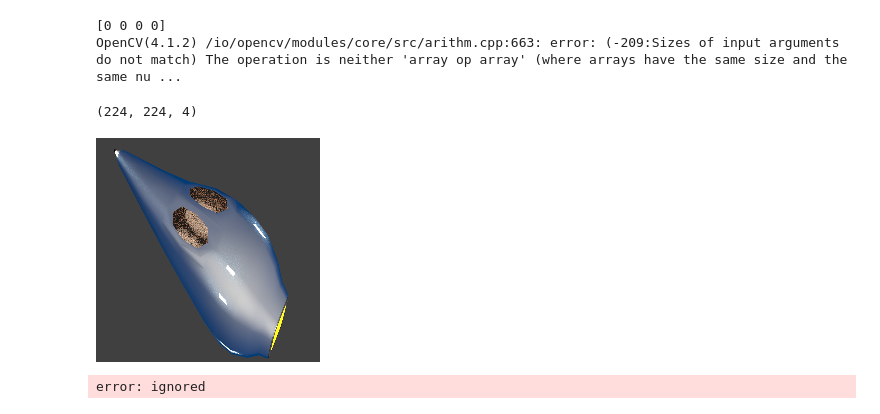
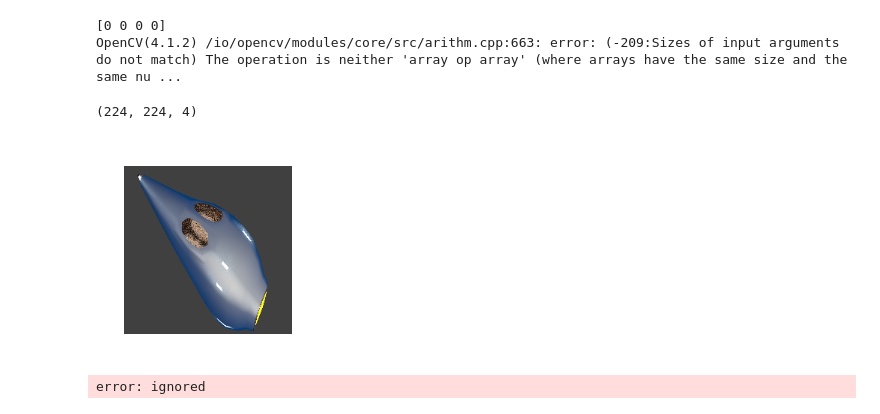
Before and after one commit to iypc-team/CurrentProject, a Jupyter notebook: CV2_Utilities.ipynb, the cells around one changed output. Saved outputs shown, nothing was run; the diff lists cells and outputs as text; code cells hidden in the pictures.

```diff
--- a/CV2_Utilities.ipynb
+++ b/CV2_Utilities.ipynb
@@ -91,7 +91,7 @@ zeroPixel:np.ndarray
 originalImageZeroPixel:np.ndarray
 
 def matPlotShowSingleImage(thisImage):
-    thisImage = cvtColor(thisImage, cv2.COLOR_BGR2RGBA)
+    thisImage = cv2.cvtColor(thisImage, cv2.COLOR_BGR2RGBA)
     fig=plt.figure()
     ax1=fig.add_subplot(1,1,1)
     ax1.imshow(thisImage)
@@ -148,11 +148,13 @@ def cv2ZoomImage(thisImage, newScale=1, silent=True):
     rotPoint = width//2, height//2
     rotMatrix = cv2.getRotationMatrix2D(rotPoint, angle, scale=newScale)
     zoomImage = cv2.warpAffine(thisImage, rotMatrix, dimentions)
-    matPlotCompareTwoImages(thisImage, zoomImage)
+    if not silent:
+        print('cv2ZoomImage()')
+        matPlotCompareTwoImages(thisImage, zoomImage)
     return zoomImage
 
 def cv2Rotation(thisImage, angle=0, rotPoint=None, newScale=1, silent=True):
-    ''''''
+    '''return rotImage'''
     thisImage = np.copy(thisImage)
     zeroPixel = thisImage[[0][0]]
     width, height, _ = thisImage.shape
@@ -250,21 +252,25 @@ OpenCV(4.1.2) /io/opencv/modules/core/src/arithm.cpp:663: error: (-209:Sizes of
 # %%
 
 pth = join(tensorflowImagesPath, 'Enemy')
 pth = join(pth, 'enemy_1.png')
 shutil.copy2(pth, contentPth)
 
 enemyPath = join(contentPth, 'enemy_1.png')
 enemyImg = cv2.imread(enemyPath, cv2.IMREAD_UNCHANGED)
 enemyImg = cv2ResizeImage(enemyImg)
+enemyImg = cv2ZoomImage(enemyImg, newScale=0.75, silent=True)
 print(enemyImg.shape)
-cv2_imshow(enemyImg)
+
+try: cv2_imshow(enemyImg)
+except: matPlotShowSingleImage(enemyImg)
+
 try:
     cv2.waitKey(100)
     cv2.destroyAllWindows()
-except: matPlotShowSingleImage(enemyImg)
+except: pass
 # %% [output]
 (224, 224, 4)
-[figure, old version]
+[figure, new version]
 # %%
 # Read Image
 img = cv2.imread(enemyPath)
```
Also changed, not shown: parts of 1 cell of this notebook.
